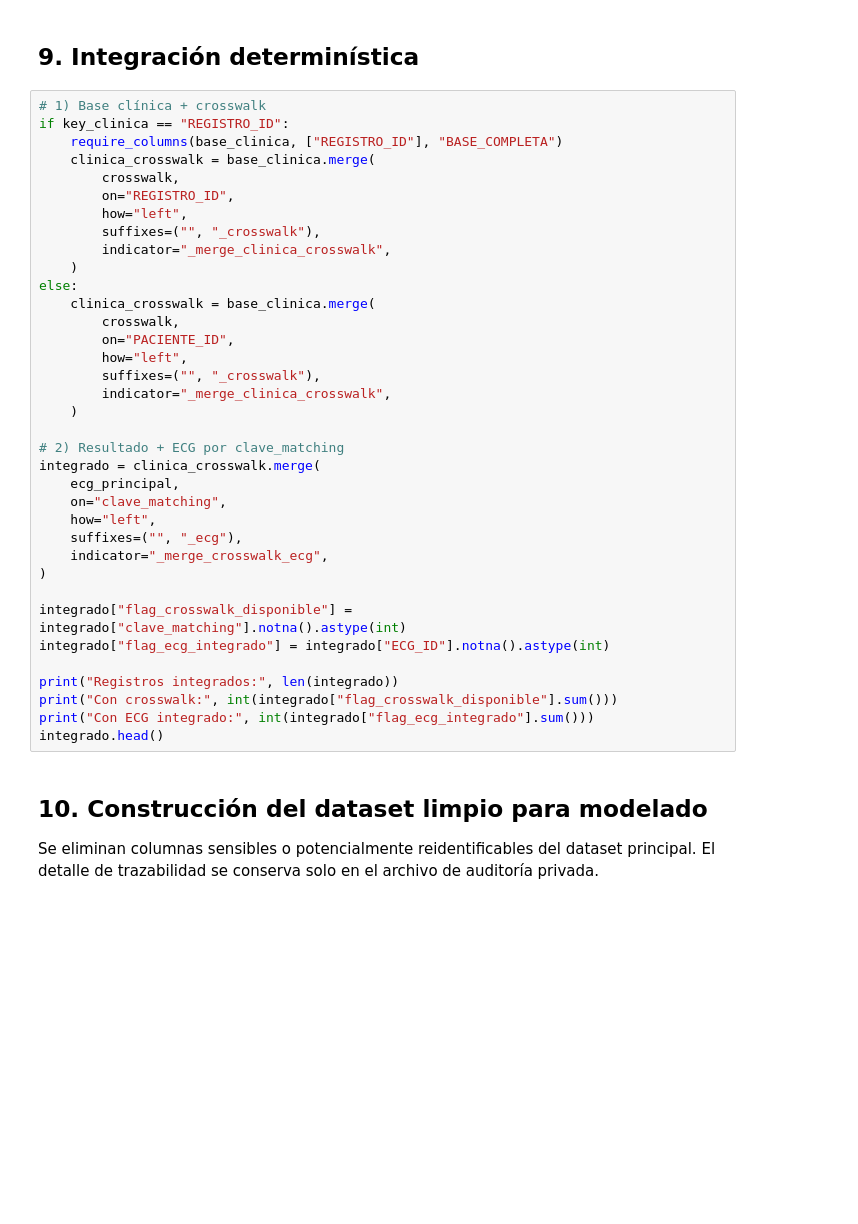
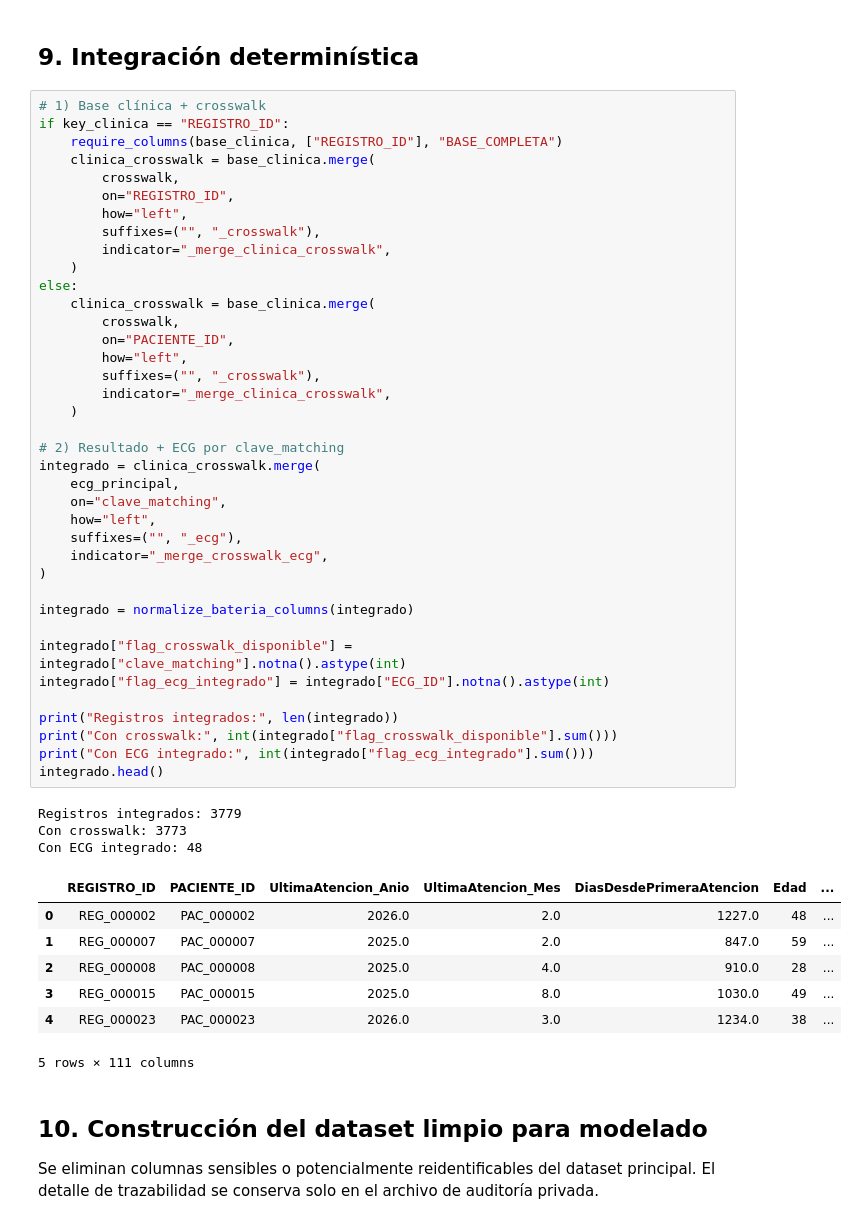
Before and after one commit to viggo2040/tfm-ecg-riesgo-cardiometabolico, a Jupyter notebook: notebooks/04_integracion_ecg.ipynb, the cells around one changed output. Saved outputs shown, nothing was run; the diff lists cells and outputs as text; blank space fills up the shorter version.

```diff
--- a/notebooks/04_integracion_ecg.ipynb
+++ b/notebooks/04_integracion_ecg.ipynb
@@ -346,33 +393,46 @@ if key_clinica == "REGISTRO_ID":
         on="REGISTRO_ID",
         how="left",
         suffixes=("", "_crosswalk"),
         indicator="_merge_clinica_crosswalk",
     )
 else:
     clinica_crosswalk = base_clinica.merge(
         crosswalk,
         on="PACIENTE_ID",
         how="left",
         suffixes=("", "_crosswalk"),
         indicator="_merge_clinica_crosswalk",
     )
 
 # 2) Resultado + ECG por clave_matching
 integrado = clinica_crosswalk.merge(
     ecg_principal,
     on="clave_matching",
     how="left",
     suffixes=("", "_ecg"),
     indicator="_merge_crosswalk_ecg",
 )
 
+integrado = normalize_bateria_columns(integrado)
+
 integrado["flag_crosswalk_disponible"] = integrado["clave_matching"].notna().astype(int)
 integrado["flag_ecg_integrado"] = integrado["ECG_ID"].notna().astype(int)
 
 print("Registros integrados:", len(integrado))
 print("Con crosswalk:", int(integrado["flag_crosswalk_disponible"].sum()))
 print("Con ECG integrado:", int(integrado["flag_ecg_integrado"].sum()))
 integrado.head()
+# %% [output]
+Registros integrados: 3779
+Con crosswalk: 3773
+Con ECG integrado: 48
+|  | REGISTRO_ID | PACIENTE_ID | UltimaAtencion_Anio | UltimaAtencion_Mes | DiasDesdePrimeraAtencion | Edad | ... |
+| 0 | REG_000002 | PAC_000002 | 2026.0 | 2.0 | 1227.0 | 48 | ... |
+| 1 | REG_000007 | PAC_000007 | 2025.0 | 2.0 | 847.0 | 59 | ... |
+| 2 | REG_000008 | PAC_000008 | 2025.0 | 4.0 | 910.0 | 28 | ... |
+| 3 | REG_000015 | PAC_000015 | 2025.0 | 8.0 | 1030.0 | 49 | ... |
+| 4 | REG_000023 | PAC_000023 | 2026.0 | 3.0 | 1234.0 | 38 | ... |
+5 rows × 111 columns
 # %% [markdown]
 ## 10. Construcción del dataset limpio para modelado
 
```
Also changed, not shown: parts of 8 cells of this notebook, 5 other files.
